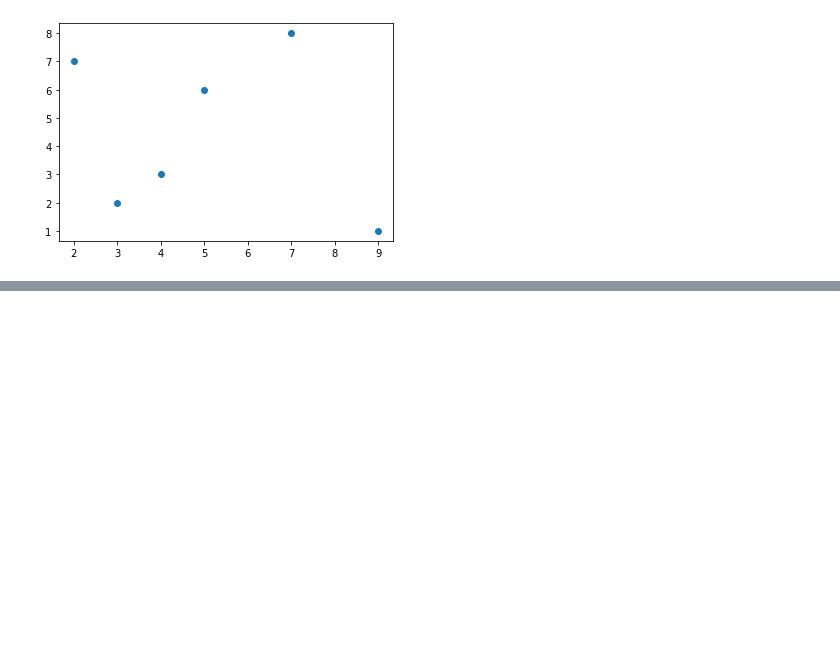
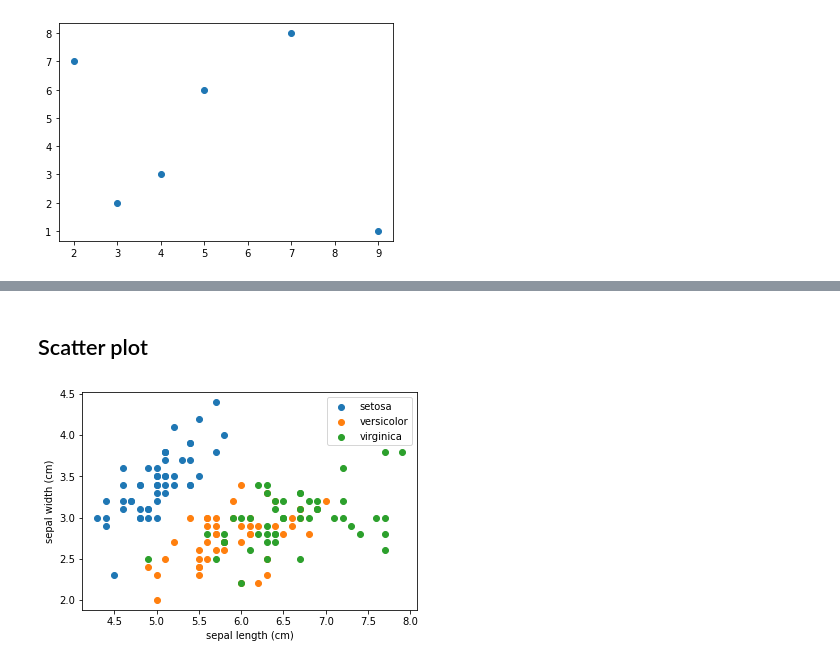
Before and after one commit to jaystockwell/dsla, a Jupyter notebook: content/docs/KnowledgeObjects/Fall2021/DSBK Matplotlib Content.ipynb, the cells around one changed output, grey strips where cells are left out. Drawn from its saved outputs; the diff is of its cells as text; code cells hidden in the pictures; blank space fills up the shorter version.

```diff
--- a/content/docs/KnowledgeObjects/Fall2021/DSBK Matplotlib Content.ipynb
+++ b/content/docs/KnowledgeObjects/Fall2021/DSBK Matplotlib Content.ipynb
@@ -102,0 +117,21 @@ plt.show()
+# %% [markdown]
+## Scatter plot
+# %%
+# Scatter plot
+from sklearn import datasets
+import matplotlib.pyplot as plt
+import numpy as np
+iris = datasets.load_iris()  # load dataset
+X_iris = iris.data[:, :2]  # only take the first two features
+Y_iris = iris.target
+n_classes = 3
+for i in range(n_classes):
+    index = np.where(Y_iris == i)
+    plt.scatter(X_iris[index, 0], X_iris[index, 1],
+    label=iris.target_names[i])
+plt.legend()
+plt.xlabel(iris.feature_names[0])
+plt.ylabel(iris.feature_names[1])
+plt.show()
+# %% [output]
+[figure, added]
```
Also changed, not shown: parts of 13 cells of this notebook.
